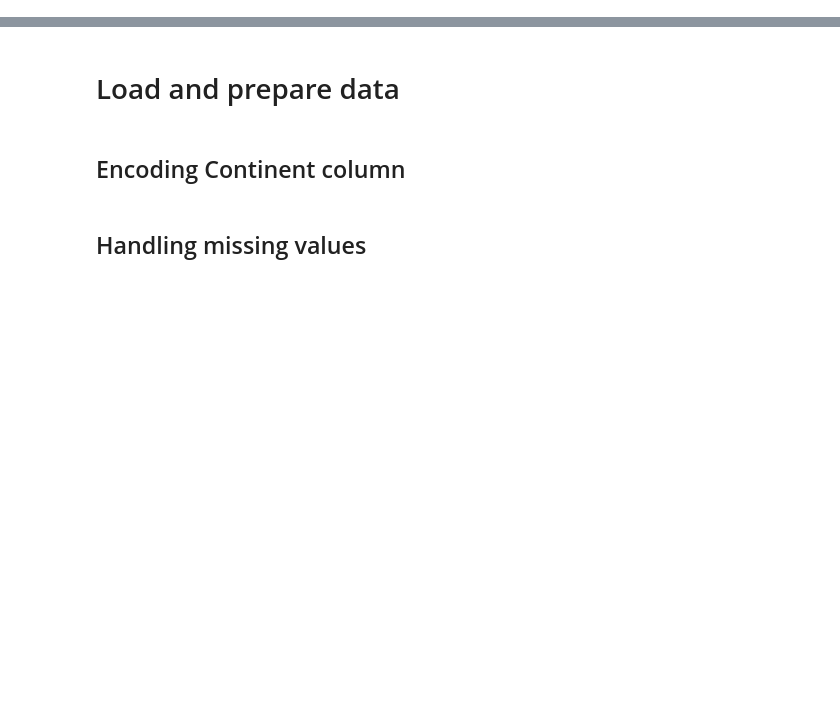
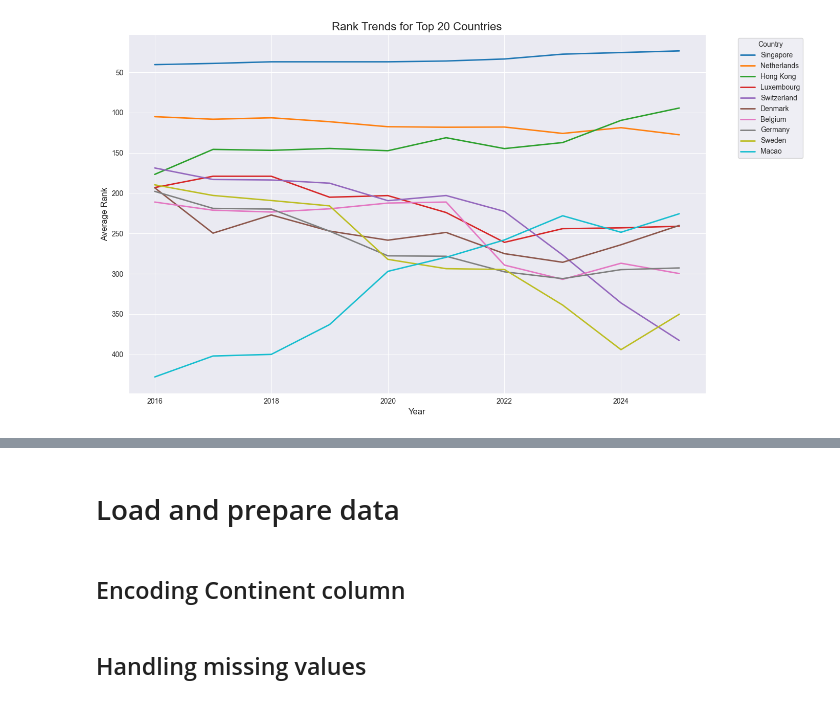
Before and after one commit to rcn255/dopp-project, a Jupyter notebook: kilians_super_awesome_regression_model.ipynb, the cells around one changed output, grey strips where cells are left out. Cells and saved outputs as stored; diff of their text form; code cells hidden in the pictures; blank space fills up the shorter version.

```diff
--- a/kilians_super_awesome_regression_model.ipynb
+++ b/kilians_super_awesome_regression_model.ipynb
@@ -27,0 +136,36 @@ random_state = 123
+# %%
+
+df_copy6 = df.copy()
+
+df_copy6 = df_copy6.dropna(subset=['Rank', 'Year', 'Country'])
+
+country_avg_rank_all_years = df_copy6.groupby('Country')['Rank'].mean().reset_index()
+
+top_10_countries = country_avg_rank_all_years.sort_values('Rank').head(10)['Country']
+
+df_copy6_top_10 = df_copy6[df_copy6['Country'].isin(top_10_countries)]
+
+plt.figure(figsize=(14, 8))
+
+for country in top_10_countries:
+    country_data = df_copy6_top_10[df_copy6_top_10['Country'] == country]
+    country_avg_rank = country_data.groupby('Year')['Rank'].mean().reset_index()
+
+    sns.lineplot(
+        data=country_avg_rank,
+        x='Year',
+        y='Rank',
+        lw=2,
+        label=country
+    )
+
+plt.title("Rank Trends for Top 20 Countries", fontsize=16)
+plt.xlabel("Year", fontsize=12)
+plt.ylabel("Average Rank", fontsize=12)
+plt.gca().invert_yaxis()
+plt.legend(title='Country', bbox_to_anchor=(1.05, 1), loc='upper left')
+
+plt.tight_layout()
+plt.show()
+# %% [output]
+[figure, added]
```
Also changed, not shown: parts of 16 cells of this notebook.
